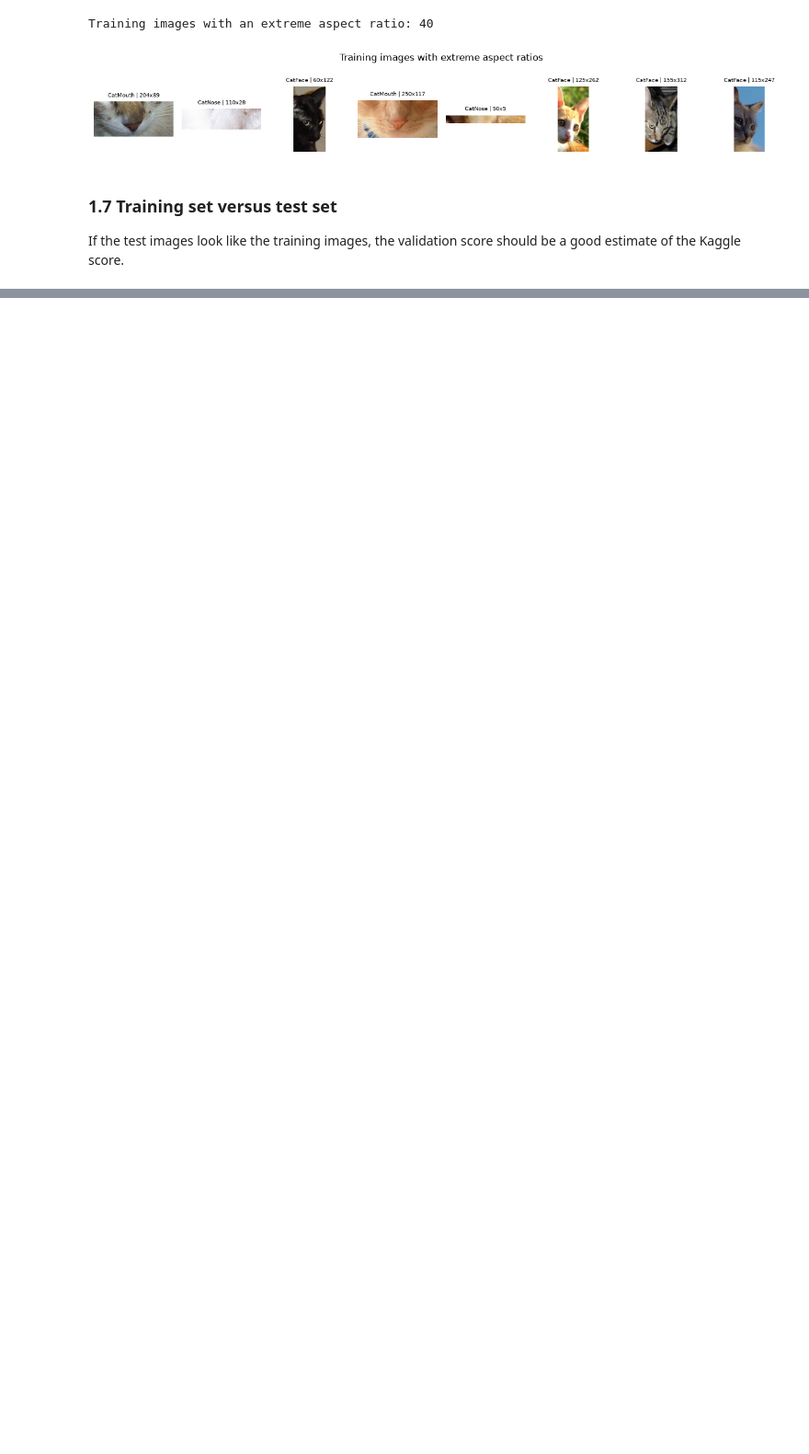
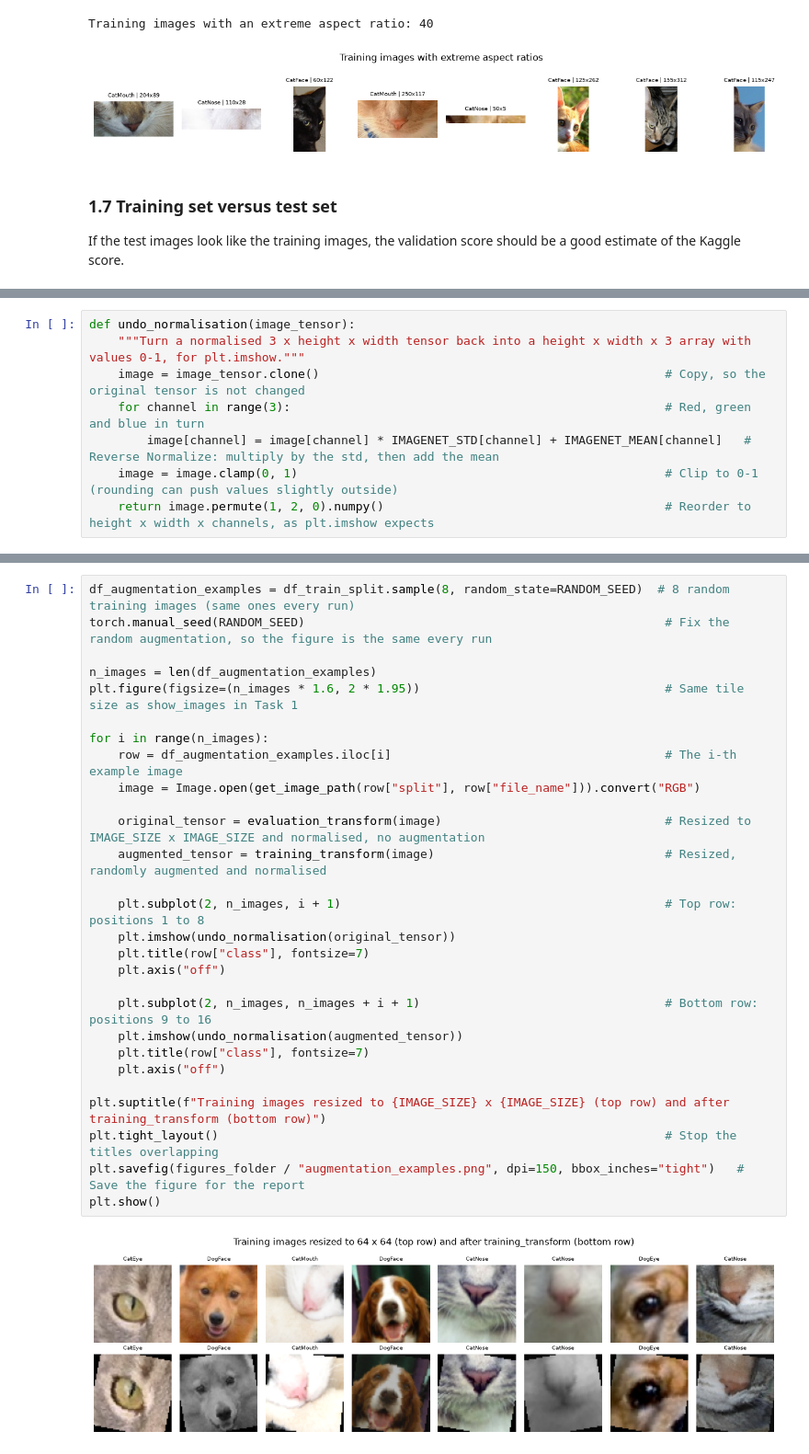
Before and after one commit to josh-sutcliffe-uni/Kaggle-Comp, a Jupyter notebook: kaggle_comp.ipynb, the cells around one changed output, grey strips where cells are left out. Shown at 92% size. Drawn from its saved outputs; the diff is of its cells as text; blank space fills up the shorter version.

```diff
--- a/kaggle_comp.ipynb
+++ b/kaggle_comp.ipynb
@@ -744,0 +1174,8 @@ blurry (%)                      1.4      1.1
+# %%
+def undo_normalisation(image_tensor):
+    """Turn a normalised 3 x height x width tensor back into a height x width x 3 array with values 0-1, for plt.imshow."""
+    image = image_tensor.clone()                                                # Copy, so the original tensor is not changed
+    for channel in range(3):                                                    # Red, green and blue in turn
+        image[channel] = image[channel] * IMAGENET_STD[channel] + IMAGENET_MEAN[channel]   # Reverse Normalize: multiply by the std, then add the mean
+    image = image.clamp(0, 1)                                                   # Clip to 0-1 (rounding can push values slightly outside)
+    return image.permute(1, 2, 0).numpy()                                       # Reorder to height x width x channels, as plt.imshow expects
@@ -744,0 +1184,30 @@ blurry (%)                      1.4      1.1
+# %%
+df_augmentation_examples = df_train_split.sample(8, random_state=RANDOM_SEED)  # 8 random training images (same ones every run)
+torch.manual_seed(RANDOM_SEED)                                                  # Fix the random augmentation, so the figure is the same every run
+
+n_images = len(df_augmentation_examples)
+plt.figure(figsize=(n_images * 1.6, 2 * 1.95))                                  # Same tile size as show_images in Task 1
+
+for i in range(n_images):
+    row = df_augmentation_examples.iloc[i]                                      # The i-th example image
+    image = Image.open(get_image_path(row["split"], row["file_name"])).convert("RGB")
+
+    original_tensor = evaluation_transform(image)                               # Resized to IMAGE_SIZE x IMAGE_SIZE and normalised, no augmentation
+    augmented_tensor = training_transform(image)                                # Resized, randomly augmented and normalised
+
+    plt.subplot(2, n_images, i + 1)                                             # Top row: positions 1 to 8
+    plt.imshow(undo_normalisation(original_tensor))
+    plt.title(row["class"], fontsize=7)
+    plt.axis("off")
+
+    plt.subplot(2, n_images, n_images + i + 1)                                  # Bottom row: positions 9 to 16
+    plt.imshow(undo_normalisation(augmented_tensor))
+    plt.title(row["class"], fontsize=7)
+    plt.axis("off")
+
+plt.suptitle(f"Training images resized to {IMAGE_SIZE} x {IMAGE_SIZE} (top row) and after training_transform (bottom row)")
+plt.tight_layout()                                                              # Stop the titles overlapping
+plt.savefig(figures_folder / "augmentation_examples.png", dpi=150, bbox_inches="tight")   # Save the figure for the report
+plt.show()
+# %% [output]
+[figure, added]
```
Also changed, not shown: parts of 38 cells of this notebook, 11 other files.
